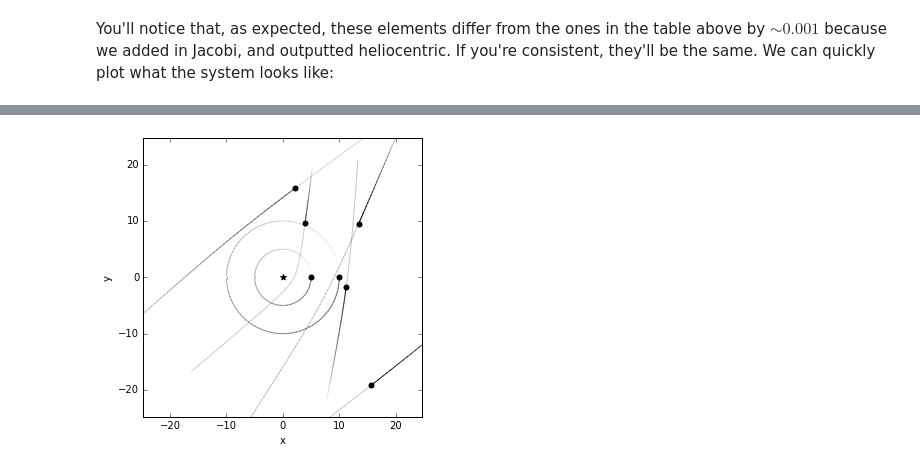
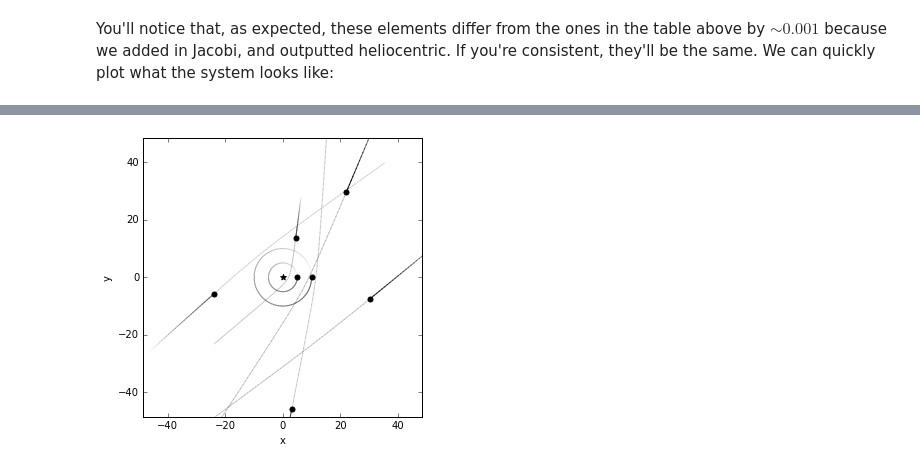
Before and after one commit to hannorein/rebound, a Jupyter notebook: ipython_examples/HyperbolicOrbits.ipynb, the cells around one changed output, grey strips where cells are left out. Saved outputs shown, nothing was run; the diff lists cells and outputs as text; code cells hidden in the pictures.

```diff
--- a/ipython_examples/HyperbolicOrbits.ipynb
+++ b/ipython_examples/HyperbolicOrbits.ipynb
@@ -78,14 +77,14 @@ The osculating elements change slightly because of the presence of the giant pla
 # %%
 sim = rebound.Simulation()
 k = 0.01720209895 # Gaussian constant
 sim.G = k**2
 sim.add(m=1.) # Sun
 sim.add(m=1.e-3, a=5.) # Jupiter
 sim.add(m=3.e-4, a=10.) # Saturn
 for comet_elem in comets:
-    sim.t = comet_elem[-1] # last column is the time of observation
+    sim.t = comet_elem[-2]
     o = getOrbit(comet_elem)
     sim.add(a=o.a, e=o.e, inc=o.inc, Omega=o.Omega, omega=o.omega, T=o.T)
 fig = rebound.OrbitPlot(sim, trails=True)
 # %% [output]
-[figure, old version]
+[figure, new version]
```
Also changed, not shown: parts of 11 cells of this notebook.
